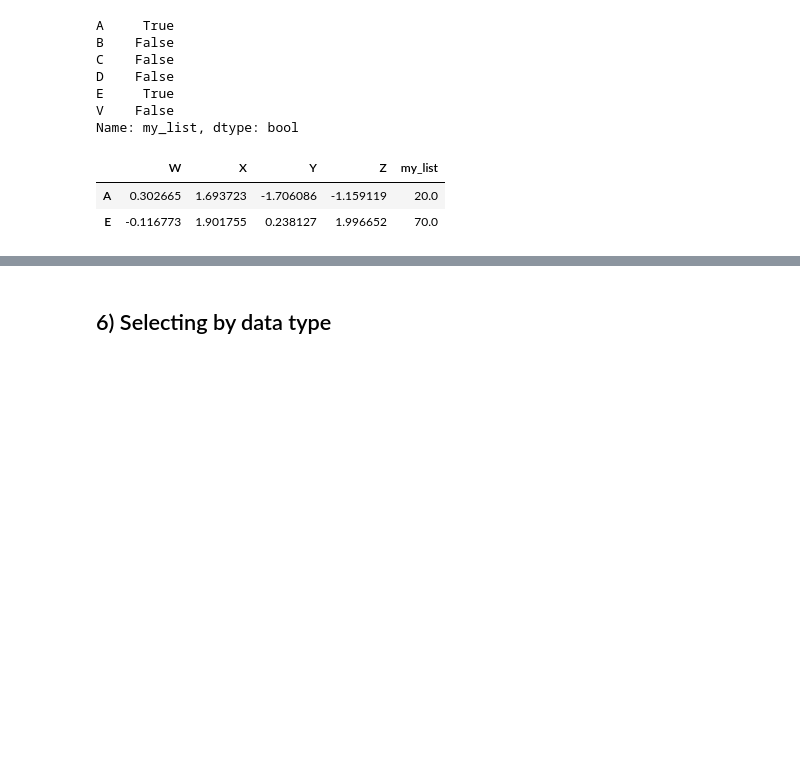
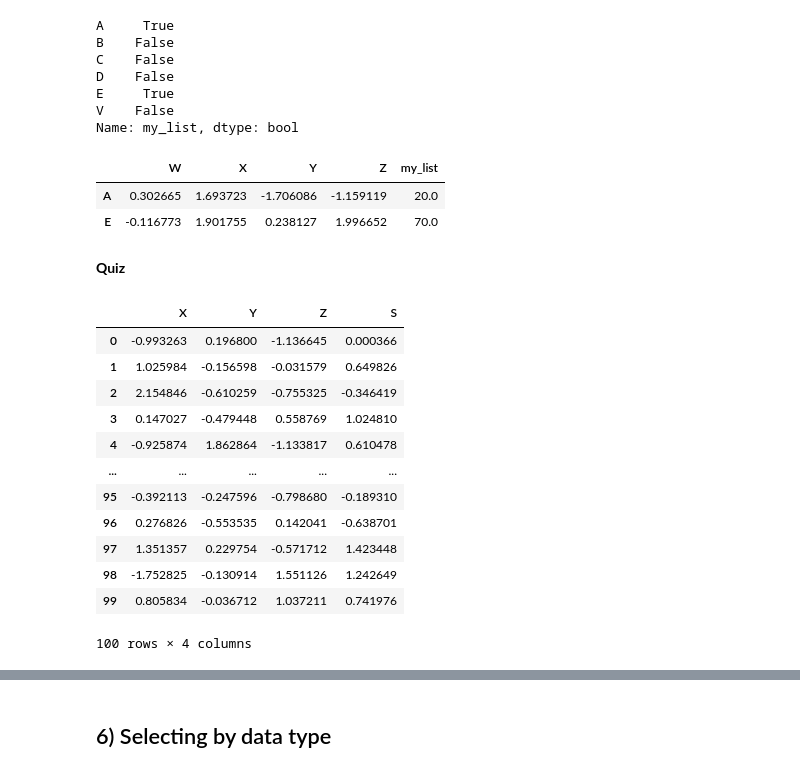
Before and after one commit to Jekso/Singularity-Data-Science, a Jupyter notebook: 07-Exploratory Data Analysis (EDA) with Numpy & Pandas/code/01-Pandas/02-DataFrames.ipynb, the cells around one changed output, grey strips where cells are left out. Drawn from its saved outputs; the diff is of its cells as text; code cells hidden in the pictures; blank space fills up the shorter version.

```diff
--- a/07-Exploratory Data Analysis (EDA) with Numpy & Pandas/code/01-Pandas/02-DataFrames.ipynb
+++ b/07-Exploratory Data Analysis (EDA) with Numpy & Pandas/code/01-Pandas/02-DataFrames.ipynb
@@ -549,3 +612,22 @@ df[df['my_list'].isin([20, 70])]
 |  | W | X | Y | Z | my_list |
 | A | 0.302665 | 1.693723 | -1.706086 | -1.159119 | 20.0 |
 | E | -0.116773 | 1.901755 | 0.238127 | 1.996652 | 70.0 |
+# %% [markdown]
+**Quiz**
+# %%
+my_df = pd.DataFrame(np.random.randn(100, 4), columns=['X', 'Y', 'Z', 'S'])
+my_df
+# %% [output]
+|  | X | Y | Z | S |
+| 0 | -0.993263 | 0.196800 | -1.136645 | 0.000366 |
+| 1 | 1.025984 | -0.156598 | -0.031579 | 0.649826 |
+| 2 | 2.154846 | -0.610259 | -0.755325 | -0.346419 |
+| 3 | 0.147027 | -0.479448 | 0.558769 | 1.024810 |
+| 4 | -0.925874 | 1.862864 | -1.133817 | 0.610478 |
+| ... | ... | ... | ... | ... |
+| 95 | -0.392113 | -0.247596 | -0.798680 | -0.189310 |
+| 96 | 0.276826 | -0.553535 | 0.142041 | -0.638701 |
+| 97 | 1.351357 | 0.229754 | -0.571712 | 1.423448 |
+| 98 | -1.752825 | -0.130914 | 1.551126 | 1.242649 |
+| 99 | 0.805834 | -0.036712 | 1.037211 | 0.741976 |
+100 rows × 4 columns
```
Also changed, not shown: parts of 13 cells of this notebook, 7 other files.
